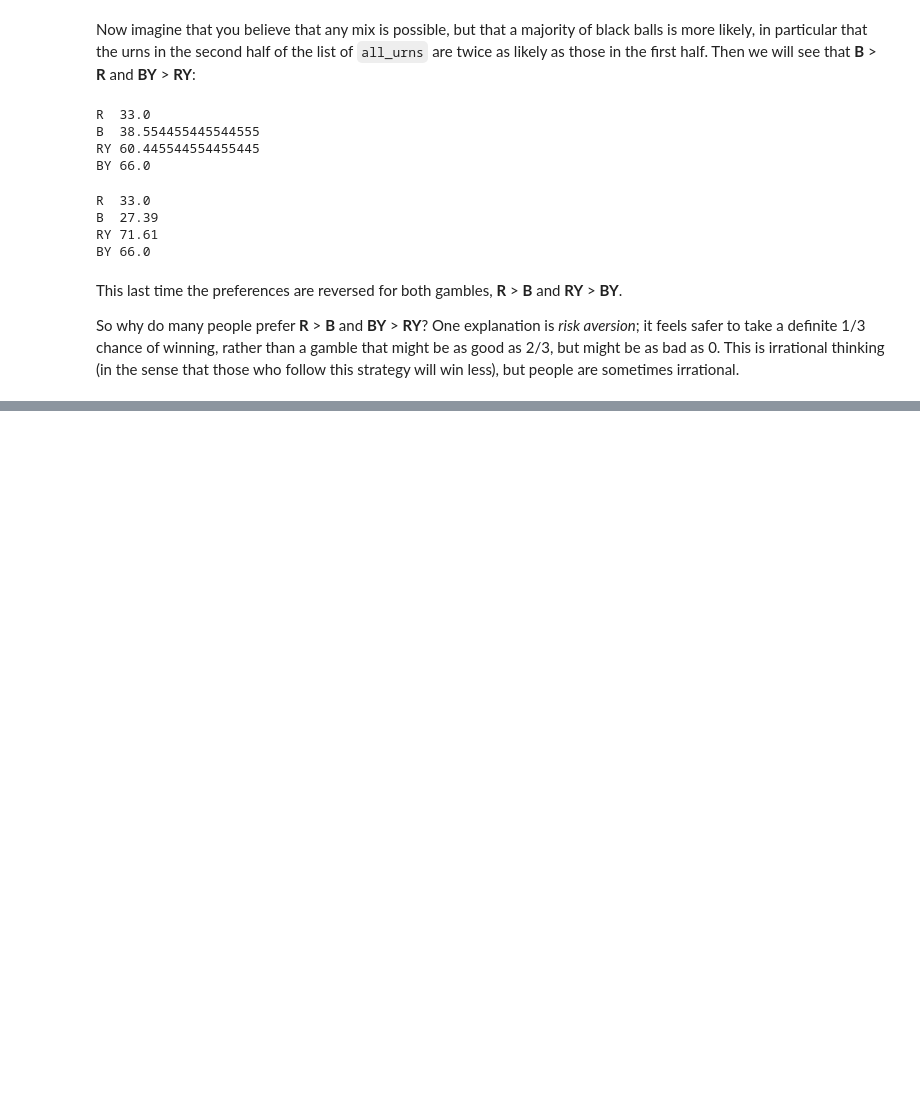
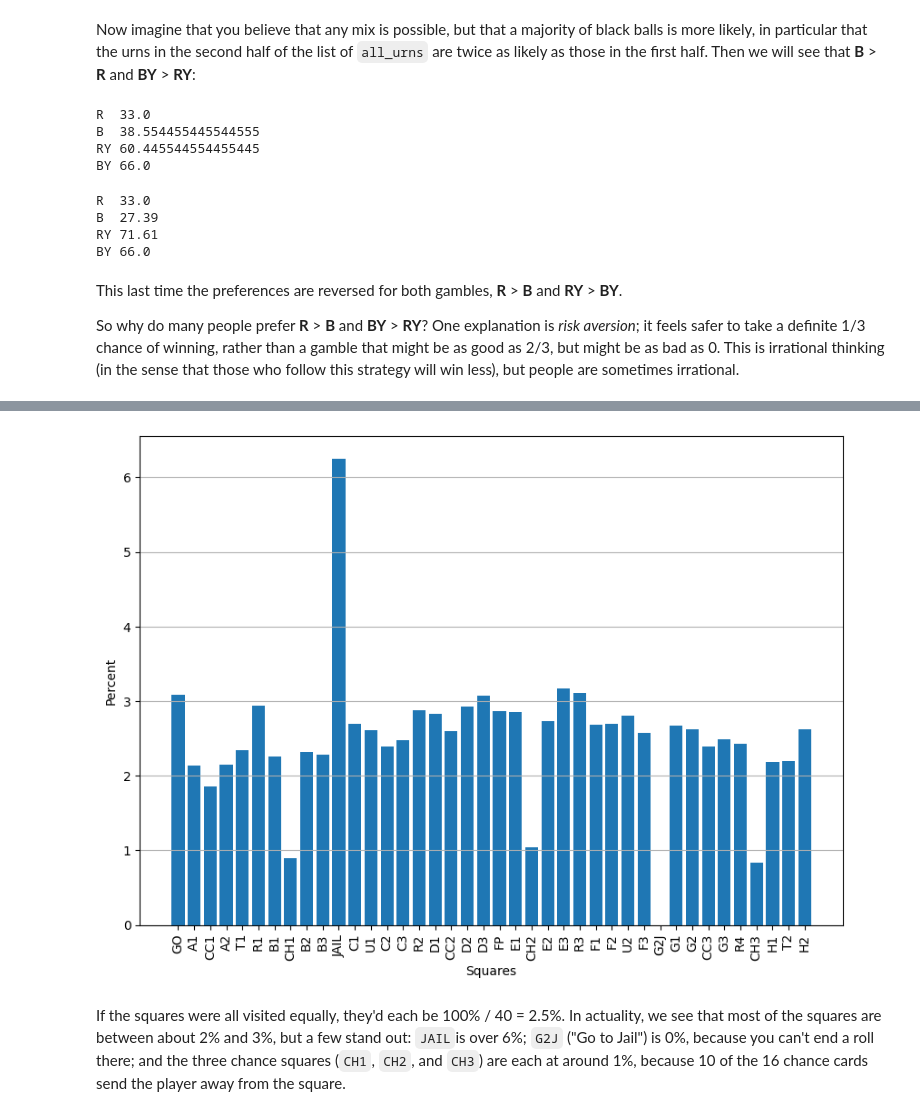
Before and after one commit to danicc097/numerical-analysis, a Jupyter notebook: statistics/Probability.ipynb, the cells around one changed output, grey strips where cells are left out. Saved outputs shown, nothing was run; the diff lists cells and outputs as text; code cells hidden in the pictures; blank space fills up the shorter version.

```diff
--- a/Probability.ipynb
+++ b/statistics/Probability.ipynb
@@ -1277,3 +1431,25 @@ will win less), but people are sometimes irrational.
+# %%
+N = 10**6
+
+visits = monopoly(N)
+
+def bar(visits):
+    plt.rcParams["figure.figsize"] = [10, 7]
+    plt.grid(axis='y')
+    plt.xticks(range(40), board, rotation=90)
+    plt.xlabel("Squares"); plt.ylabel("Percent")
+    plt.bar(board, [100 * visits[s] / N for s in range(40)])
+
+bar(visits)
+# %% [output]
+[figure, added]
+# %% [markdown]
+If the squares were all visited equally, they'd each be 100% / 40 = 2.5%. In
+actuality, we see that most of the squares are between about 2% and 3%, but a
+few stand out:  `JAIL`is over 6%; `G2J` ("Go to Jail") is 0%, because you can't
+end a roll there; and the three chance squares (`CH1`, `CH2`, and `CH3`) are
+each at around 1%, because 10 of the 16 chance cards send the player away from
+the square.
 # %% [markdown]
 
 ## References
```
Also changed, not shown: parts of 31 cells of this notebook, 3 other files.
